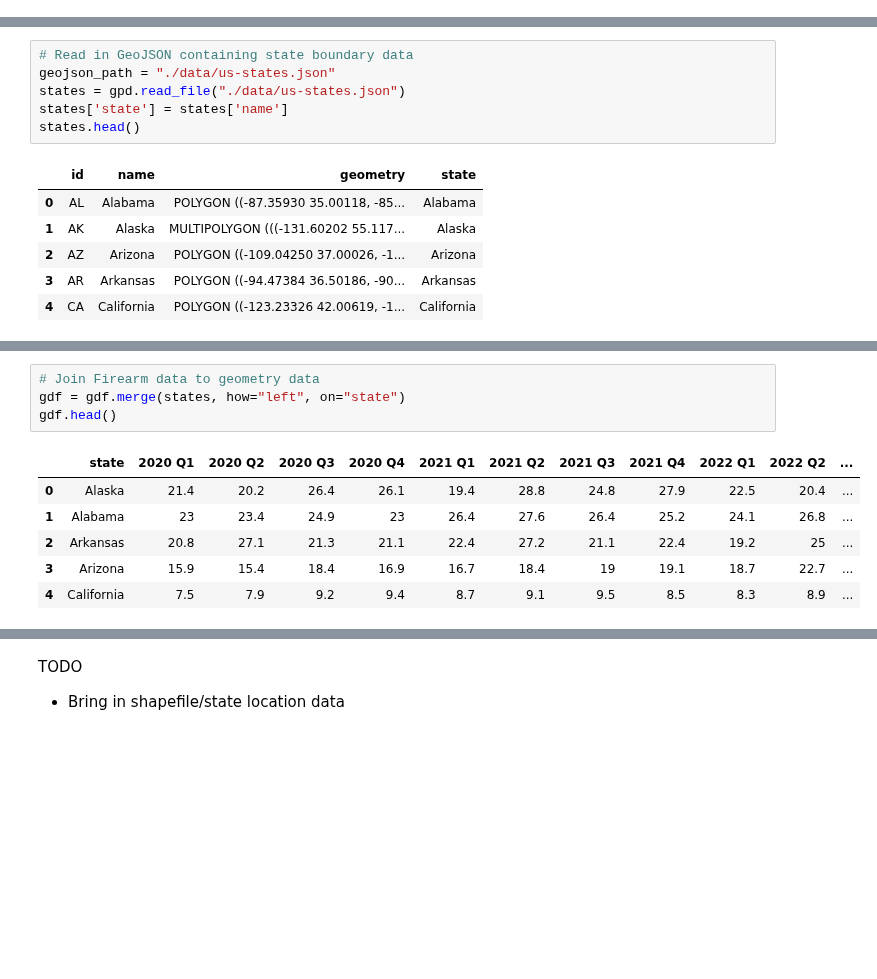
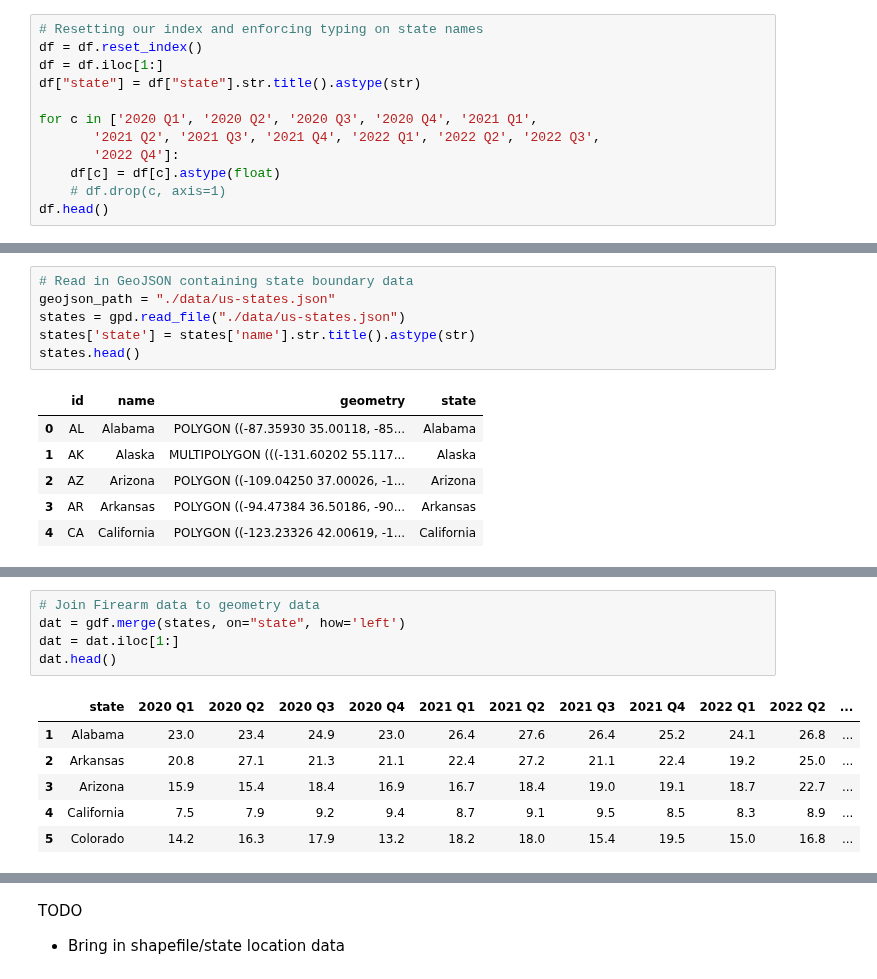
Before and after one commit to andrewbowen19/storiesDATA608, a Jupyter notebook: story3.ipynb, the cells around one changed output, grey strips where cells are left out. Drawn from its saved outputs; the diff is of its cells as text; blank space fills up the shorter version.

```diff
--- a/story3.ipynb
+++ b/story3.ipynb
@@ -128,0 +78,12 @@ df.head()
+# %%
+# Resetting our index and enforcing typing on state names
+df = df.reset_index()
+df = df.iloc[1:]
+df["state"] = df["state"].str.title().astype(str)
+
+for c in ['2020 Q1', '2020 Q2', '2020 Q3', '2020 Q4', '2021 Q1',
+       '2021 Q2', '2021 Q3', '2021 Q4', '2022 Q1', '2022 Q2', '2022 Q3',
+       '2022 Q4']:
+    df[c] = df[c].astype(float)
+    # df.drop(c, axis=1)
+df.head()
@@ -133,7 +118,7 @@ Grabbed this GeoJSON from [plotly datasets](https://github.com/plotly/datasets)
 # Read in GeoJSON containing state boundary data
 geojson_path = "./data/us-states.json"
 states = gpd.read_file("./data/us-states.json")
-states['state'] = states['name']
+states['state'] = states['name'].str.title().astype(str)
 states.head()
 # %% [output]
 |  | id | name | geometry | state |
@@ -170,11 +142,12 @@ Name: state, dtype: object
 # %%
 # Join Firearm data to geometry data
-gdf = gdf.merge(states, how="left", on="state")
-gdf.head()
+dat = gdf.merge(states, on="state", how='left')
+dat = dat.iloc[1:]
+dat.head()
 # %% [output]
 |  | state | 2020 Q1 | 2020 Q2 | 2020 Q3 | 2020 Q4 | 2021 Q1 | 2021 Q2 | 2021 Q3 | 2021 Q4 | 2022 Q1 | 2022 Q2 | ... |
-| 0 | Alaska | 21.4 | 20.2 | 26.4 | 26.1 | 19.4 | 28.8 | 24.8 | 27.9 | 22.5 | 20.4 | ... |
-| 1 | Alabama | 23 | 23.4 | 24.9 | 23 | 26.4 | 27.6 | 26.4 | 25.2 | 24.1 | 26.8 | ... |
-| 2 | Arkansas | 20.8 | 27.1 | 21.3 | 21.1 | 22.4 | 27.2 | 21.1 | 22.4 | 19.2 | 25 | ... |
-| 3 | Arizona | 15.9 | 15.4 | 18.4 | 16.9 | 16.7 | 18.4 | 19 | 19.1 | 18.7 | 22.7 | ... |
+| 1 | Alabama | 23.0 | 23.4 | 24.9 | 23.0 | 26.4 | 27.6 | 26.4 | 25.2 | 24.1 | 26.8 | ... |
+| 2 | Arkansas | 20.8 | 27.1 | 21.3 | 21.1 | 22.4 | 27.2 | 21.1 | 22.4 | 19.2 | 25.0 | ... |
+| 3 | Arizona | 15.9 | 15.4 | 18.4 | 16.9 | 16.7 | 18.4 | 19.0 | 19.1 | 18.7 | 22.7 | ... |
 | 4 | California | 7.5 | 7.9 | 9.2 | 9.4 | 8.7 | 9.1 | 9.5 | 8.5 | 8.3 | 8.9 | ... |
+| 5 | Colorado | 14.2 | 16.3 | 17.9 | 13.2 | 18.2 | 18.0 | 15.4 | 19.5 | 15.0 | 16.8 | ... |
```
Also changed, not shown: parts of 16 cells of this notebook, 1 other file.
